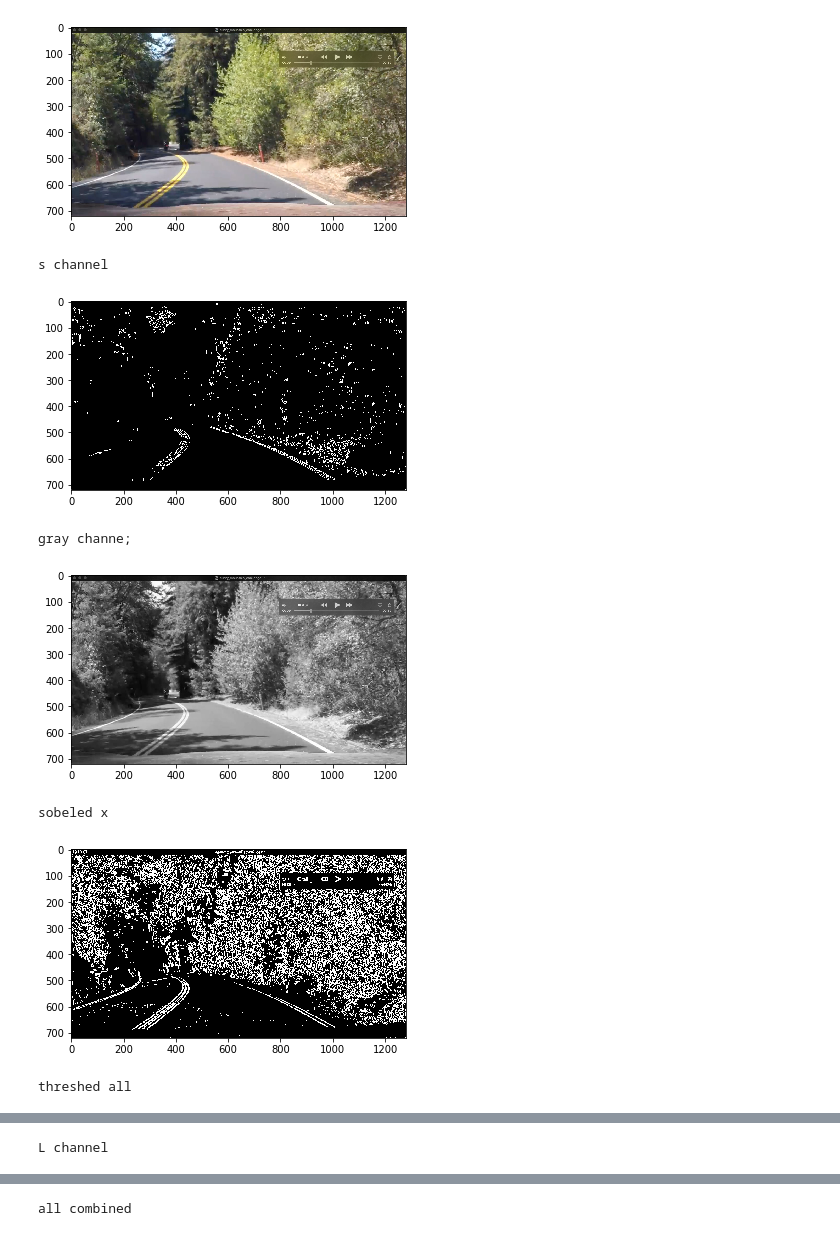
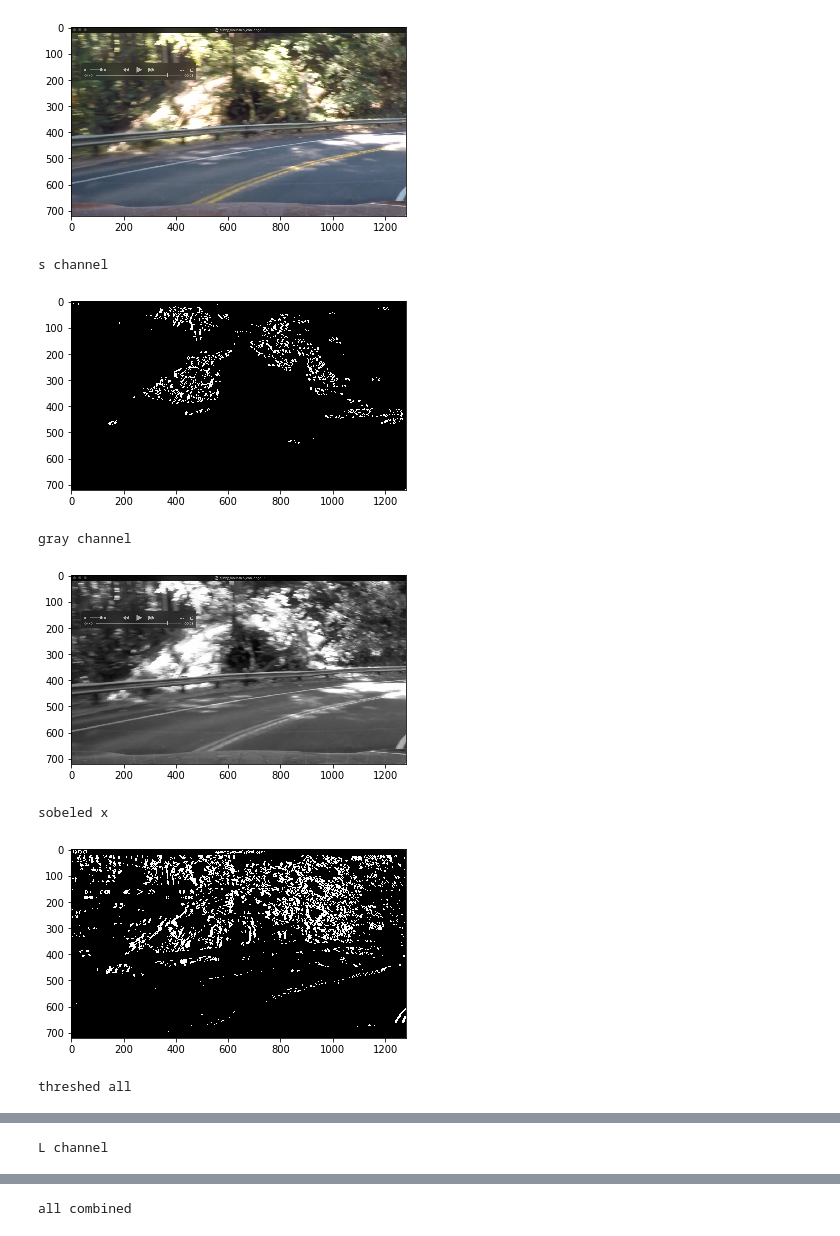
Before and after one commit to artxj/CarND-Advanced-Lane-Lines, a Jupyter notebook: lane_finder.ipynb, the cells around one changed output, grey strips where cells are left out. Saved outputs shown, nothing was run; the diff lists cells and outputs as text; code cells hidden in the pictures.

```diff
--- a/lane_finder.ipynb
+++ b/lane_finder.ipynb
@@ -274,11 +274,11 @@ def test_func(image, show_plot=False):
 
     gray = cv2.cvtColor(image, cv2.COLOR_RGB2GRAY)
     if show_plot:
-        print('gray channe;')
+        print('gray channel')
         show_image(gray, cmap='gray')
-    threshed_m = apply_magnitude_sobel(gray, kernel_size=3, thresh=(20, 100))
+    threshed_m = apply_magnitude_sobel(gray, kernel_size=13, thresh=(20, 100))
     # show_image(threshed_m, cmap='gray')
-    threshed_d = apply_direction_sobel(gray, kernel_size=15, thresh=(0.8, 1.2))
+    threshed_d = apply_direction_sobel(gray, kernel_size=15, thresh=(0.6, 1.3))
     # show_image(threshed_d, cmap='gray')
 
     sobelx = apply_sobel_thresh(gray, orient='x', thresh=(20, 100), kernel_size=7)
@@ -354,39 +354,39 @@ def test_func3(image, show_plot=False):
         show_image(sobel_comb, cmap='gray')
     threshed = np.zeros_like(threshed_m)
     threshed[((threshed_m == 1) & (threshed_d == 1))] = 1
     if show_plot:
         print('threshed')
         show_image(threshed, cmap='gray')
 
 
     s_l = np.zeros_like(threshed)
 
     s_l[(sobel_comb == 1) | (s_binary_output == 1)] = 1
     if show_plot:
         print('all combined')
         show_image(s_l, cmap='gray')
 
     return s_l
 
 def test_func2(image, show_plot=False):
     #hls = cv2.cvtColor(image, cv2.COLOR_RGB2Luv)
     hls = image
     l_channel = hls[:, :, 0]
     u_channel = hls[:, :, 1]
     v_channel = hls[:, :, 2]
     show_image(l_channel, cmap='gray')
     print()
     show_image(u_channel, cmap='gray')
     show_image(v_channel, cmap='gray')
 
-image = read_image('./test_images/hard3.jpg')
+image = read_image('./test_images/hard5.jpg')
 test_func(image, show_plot=True)
 # %% [output]
-[figure, old version]
+[figure, new version]
 s channel
-[figure, old version]
+[figure, new version]
-gray channe;
+gray channel
-[figure, old version]
+[figure, new version]
 sobeled x
-[figure, old version]
+[figure, new version]
 threshed all
```
Also changed, not shown: parts of 7 cells of this notebook, 1 other file.
